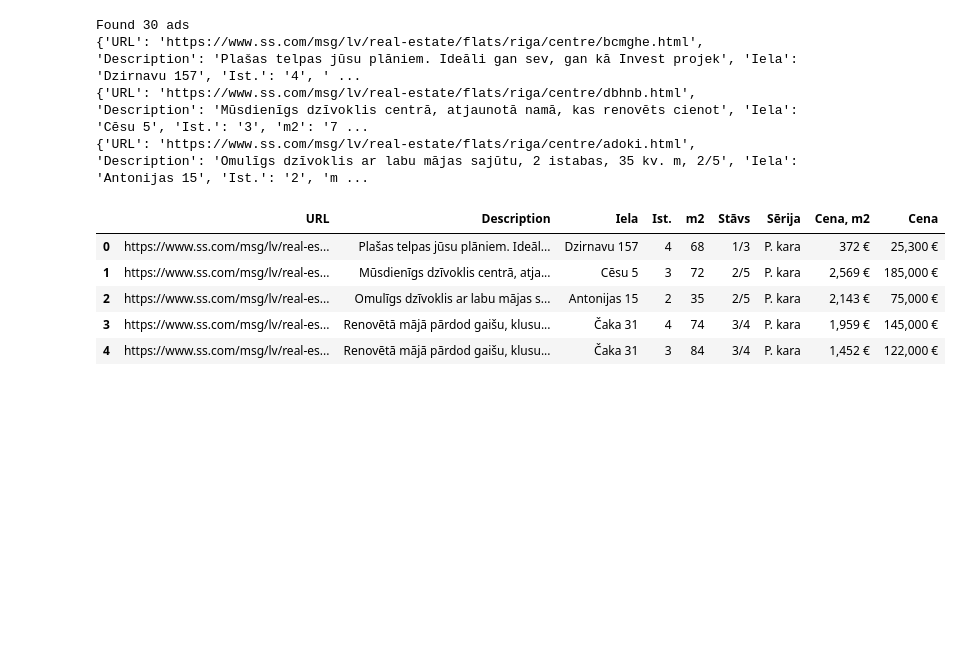
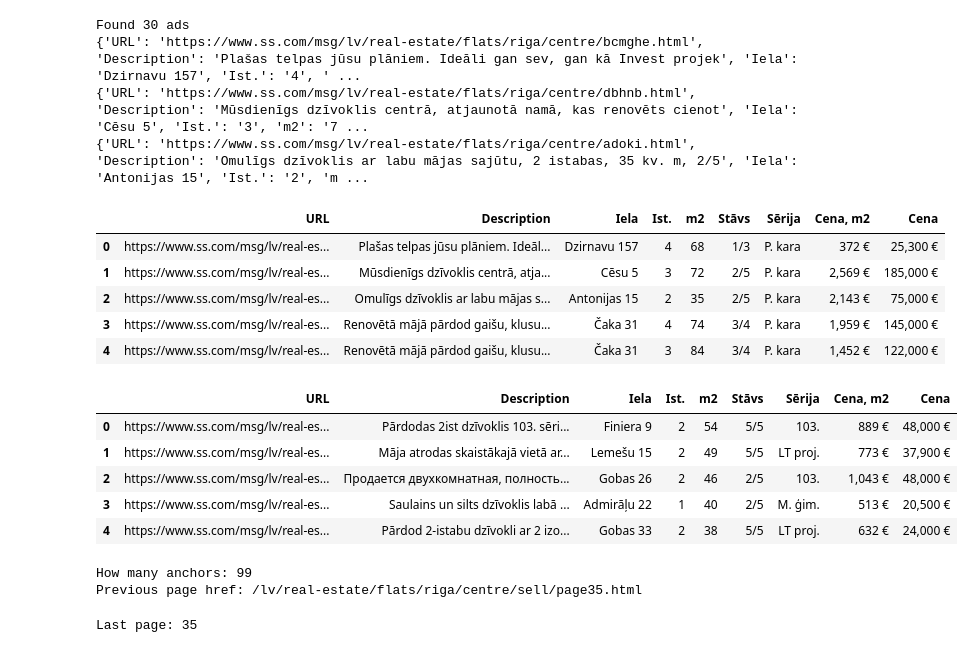
Before and after one commit to ValRCS/DAS_Python_24, a Jupyter notebook: Topic_15_Web_Scraping/WebScraping_Apartments.ipynb, the cells around one changed output. Drawn from its saved outputs; the diff is of its cells as text; code cells hidden in the pictures; blank space fills up the shorter version.

Commit message:
Added scraping apartment full pipeline

```diff
--- a/Topic_15_Web_Scraping/WebScraping_Apartments.ipynb
+++ b/Topic_15_Web_Scraping/WebScraping_Apartments.ipynb
@@ -287,3 +287,76 @@ all_ads_df.head()
 | 2 | https://www.ss.com/msg/lv/real-es... | Omulīgs dzīvoklis ar labu mājas s... | Antonijas 15 | 2 | 35 | 2/5 | P. kara | 2,143 € | 75,000 € |
 | 3 | https://www.ss.com/msg/lv/real-es... | Renovētā mājā pārdod gaišu, klusu... | Čaka 31 | 4 | 74 | 3/4 | P. kara | 1,959 € | 145,000 € |
 | 4 | https://www.ss.com/msg/lv/real-es... | Renovētā mājā pārdod gaišu, klusu... | Čaka 31 | 3 | 84 | 3/4 | P. kara | 1,452 € | 122,000 € |
+# %%
+# now let us write function that given url will return a dateframe
+def get_ads_df(url):
+    # first we get the response
+    response = requests.get(url)
+    # check response and raise error if it is not 200
+    if response.status_code != 200:
+        raise Exception(f"Failed to load page, status code: {response.status_code}")
+    # now we have ALL the data for the page in our memory
+    # let's make soup out of response
+    soup = BeautifulSoup(response.text, 'lxml') # we do not have to specify parser
+    #but lxml is considered better than default html.parser
+    # if you do not have lxml installed, you can install it with pip install lxml
+    # alternatively you could just use the default parser
+    # soup = BeautifulSoup(response.text)
+    # now we get column names
+    column_names = get_column_names(soup)
+    # now we get all rows
+    all_rows = soup.find_all("tr")
+    # now we filter only apartment rows
+    apartment_rows = []
+    for row in all_rows:
+        if row.get("id", "").startswith("tr_"):
+            if not row.get("id", "").startswith("tr_bnr"):
+                apartment_rows.append(row)
+    # now we get all ads
+    all_ads = get_all_ads(apartment_rows, column_names)
+    # now we convert all_ads into DataFrame
+    return pd.DataFrame(all_ads)
+
+bolderaja_url = "https://www.ss.com/lv/real-estate/flats/riga/bolderaya/sell/"
+bolderaja_df = get_ads_df(bolderaja_url)
+# let's check the first few rows
+bolderaja_df.head()
+# %% [output]
+|  | URL | Description | Iela | Ist. | m2 | Stāvs | Sērija | Cena, m2 | Cena |
+| 0 | https://www.ss.com/msg/lv/real-es... | Pārdodas 2ist dzīvoklis 103. sēri... | Finiera 9 | 2 | 54 | 5/5 | 103. | 889 € | 48,000 € |
+| 1 | https://www.ss.com/msg/lv/real-es... | Māja atrodas skaistākajā vietā ar... | Lemešu 15 | 2 | 49 | 5/5 | LT proj. | 773 € | 37,900 € |
+| 2 | https://www.ss.com/msg/lv/real-es... | Продается двухкомнатная, полность... | Gobas 26 | 2 | 46 | 2/5 | 103. | 1,043 € | 48,000 € |
+| 3 | https://www.ss.com/msg/lv/real-es... | Saulains un silts dzīvoklis labā ... | Admirāļu 22 | 1 | 40 | 2/5 | M. ģim. | 513 € | 20,500 € |
+| 4 | https://www.ss.com/msg/lv/real-es... | Pārdod 2-istabu dzīvokli ar 2 izo... | Gobas 33 | 2 | 38 | 5/5 | LT proj. | 632 € | 24,000 € |
+# %%
+# now let us find anchor element which has rel="prev" attribute
+# we will extract href from this element to find the last page number
+# we will use this number to get all pages
+# first we get all anchor elements
+anchors = soup.find_all("a")
+print(f"How many anchors: {len(anchors)}")
+# now we find the anchor with rel="prev" attribute
+prev_anchor = None
+for anchor in anchors:
+    if anchor.get("rel") == ["prev"]:
+        prev_anchor = anchor
+        break
+# now we get the href attribute
+href = prev_anchor.get("href")
+# print href
+print(f"Previous page href: {href}")
+# %% [output]
+How many anchors: 99
+Previous page href: /lv/real-estate/flats/riga/centre/sell/page35.html
+# %%
+# now that we have the href we can extract the last page number
+# we could use regex but we can simply use split
+# we will split by /page
+# and get the last element
+# then we will split by . and get the first element
+# then we will convert it to int
+last_page = int(href.split("/page")[-1].split(".")[0])
+# print last page
+print(f"Last page: {last_page}")
+# %% [output]
+Last page: 35
```
Also changed, not shown: parts of 5 cells of this notebook, 1 other file.
